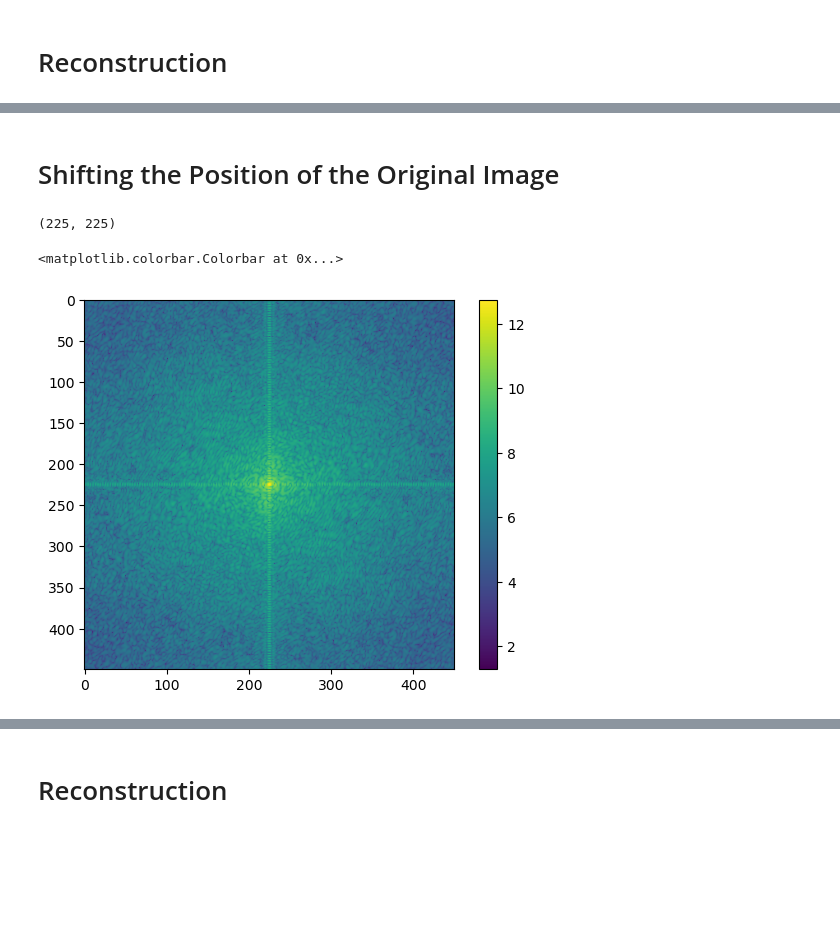
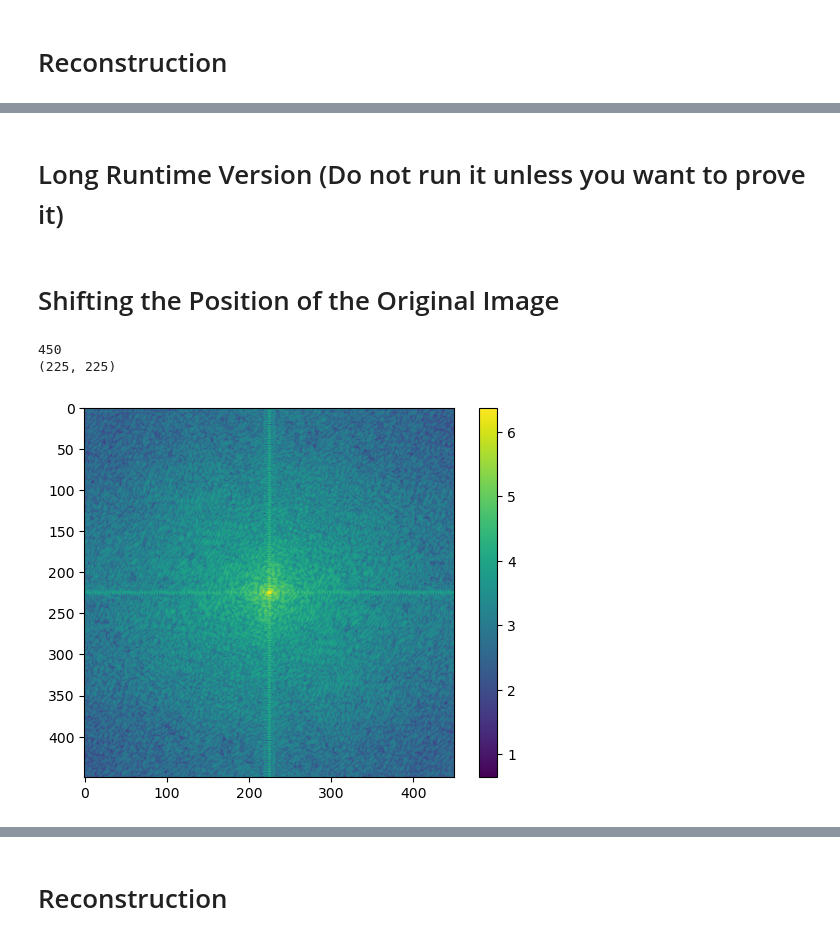
Before and after one commit to adammb86/RealImageExercise, a Jupyter notebook: EinsteinReconstruction.ipynb, the cells around one changed output, grey strips where cells are left out. Drawn from its saved outputs; the diff is of its cells as text; code cells hidden in the pictures; blank space fills up the shorter version.

```diff
--- a/EinsteinReconstruction.ipynb
+++ b/EinsteinReconstruction.ipynb
@@ -122,0 +111,2 @@ plt.imshow(np.log10(abs(inv))-diffract)
+# %% [markdown]
+# Long Runtime Version (Do not run it unless you want to prove it)
@@ -123,14 +154,29 @@ plt.imshow(np.log10(abs(inv))-diffract)
 # %% [markdown]
 # Shifting the Position of the Original Image
-# %%
-np.unravel_index(np.argmax(diffract2),diffract2.shape)
-# %% [output]
-(225, 225)
 # %%
 source = imread("einstein.bmp")
-#plt.figure(num=None, figsize=(8,6), dpi=80)
+
+pad_len = len(source)
+padded = np.pad(source, ((pad_len, pad_len),(pad_len, pad_len)), 'constant',
+                constant_values=((0,0),(0,0)))
+
+ft = np.fft.ifftshift(padded)
+ft = np.fft.fft2(ft)
+ft = np.fft.fftshift(ft)
+
+diffract2 = np.abs(ft)
+
+lenpadded = len(padded)
+print(lenpadded)
+print(np.unravel_index(np.argmax(diffract2),diffract2.shape))
+plt.imshow(np.log(diffract2))
+
 plt.imshow(np.log10(diffract2))
 plt.colorbar()
+
+mask = np.ones((pad_len,pad_len))
+mask = np.pad(mask, ((pad_len, pad_len+20),(pad_len, pad_len+20)), 'constant', constant_values=((0,0),(0,0)))
 # %% [output]
-<matplotlib.colorbar.Colorbar at 0x...>
+450
+(225, 225)
-[figure, old version]
+[figure, new version]
```
Also changed, not shown: parts of 10 cells of this notebook, 1 other file.
